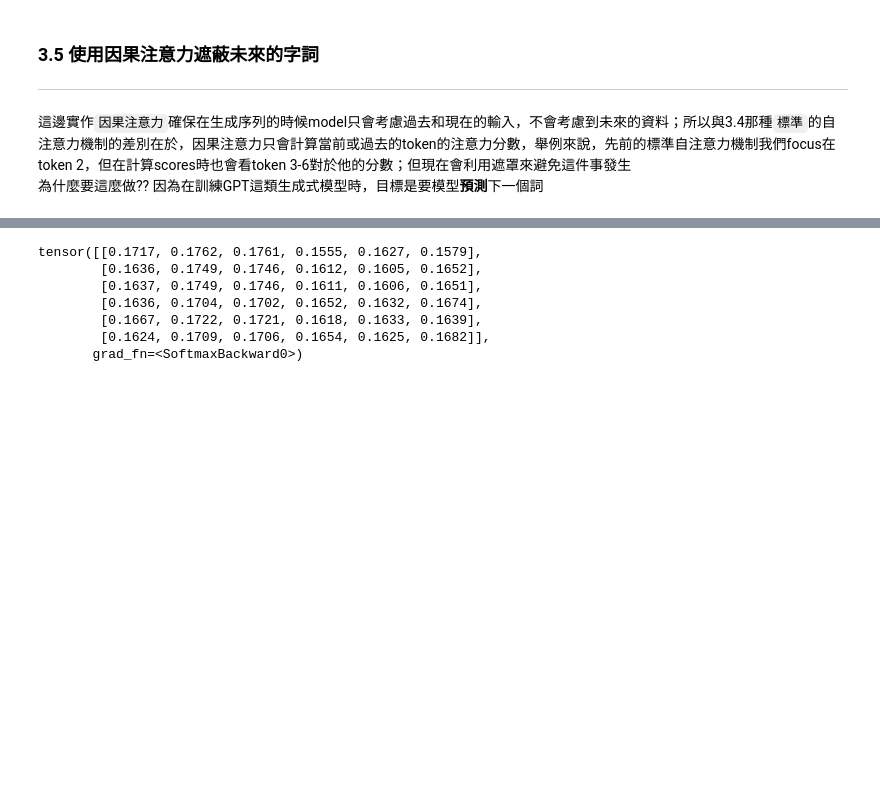
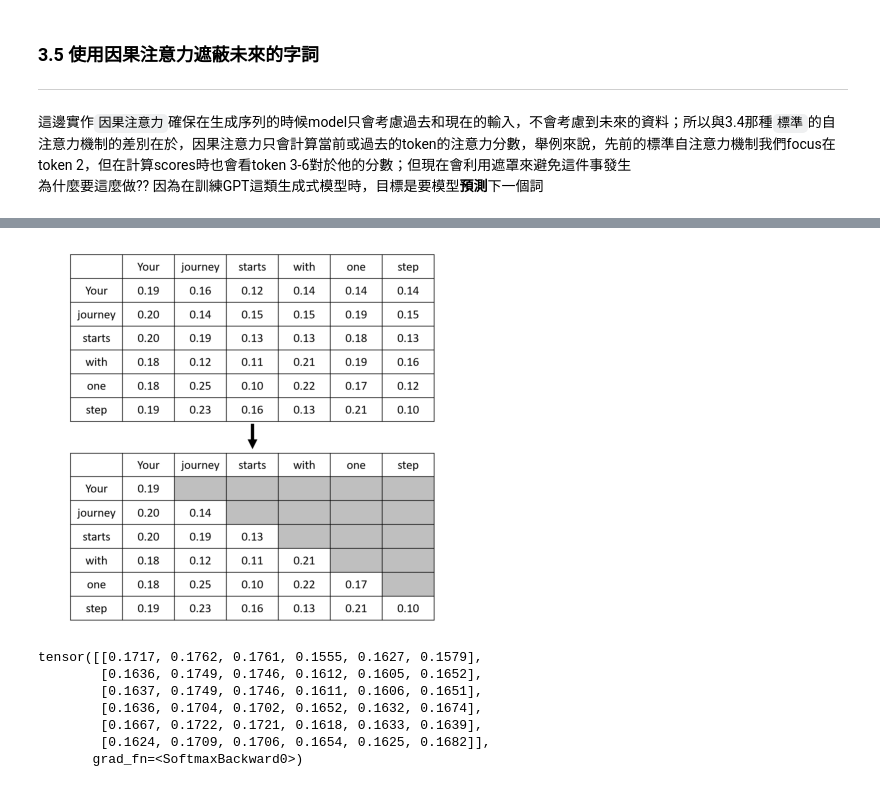
Before and after one commit to aqingo3o/1004-LLM, a Jupyter notebook: exp/RF/ch03/ch03_Attention_Mechanism.ipynb, the cells around one changed output, grey strips where cells are left out. Cells and saved outputs as stored; diff of their text form; code cells hidden in the pictures; blank space fills up the shorter version.

```diff
--- a/exp/RF/ch03/ch03_Attention_Mechanism.ipynb
+++ b/exp/RF/ch03/ch03_Attention_Mechanism.ipynb
@@ -415,6 +480,14 @@ tensor([[-0.5337, -0.1051],
 3. 有遮罩的注意力分數
     $\downarrow$一樣每列進行歸一化
 4. 有遮罩的注意力權重
+# %%
+img4 = mpimg.imread('figure4.png')
+
+plt.imshow(img4)
+plt.axis('off')
+plt.show()
+# %% [output]
+[figure, added]
 # %%
 # 單純建立原始、無任何遮罩的注意力權重
 queries = sa_v2.W_query(inputs)
```
Also changed, not shown: parts of 10 cells of this notebook.
